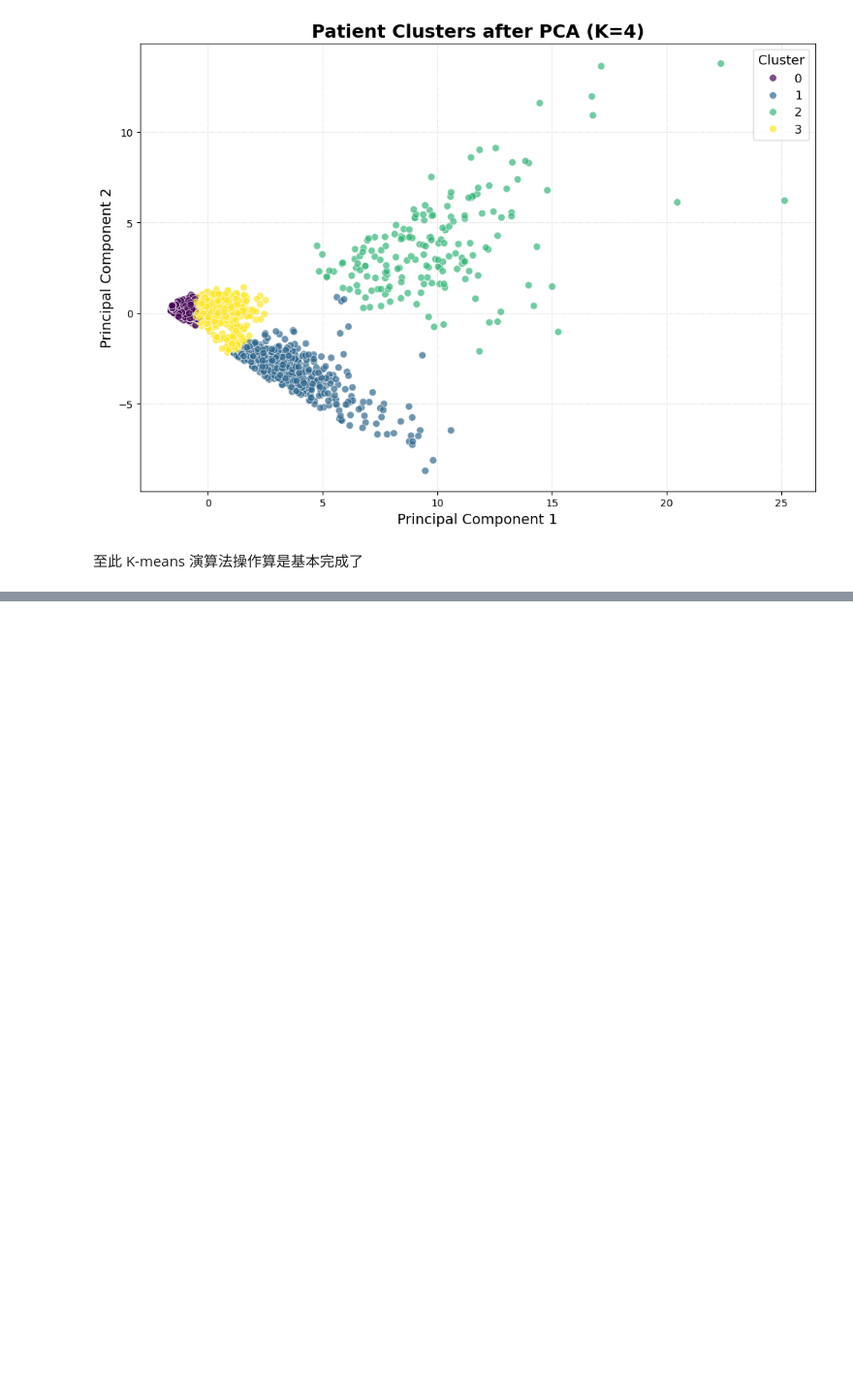
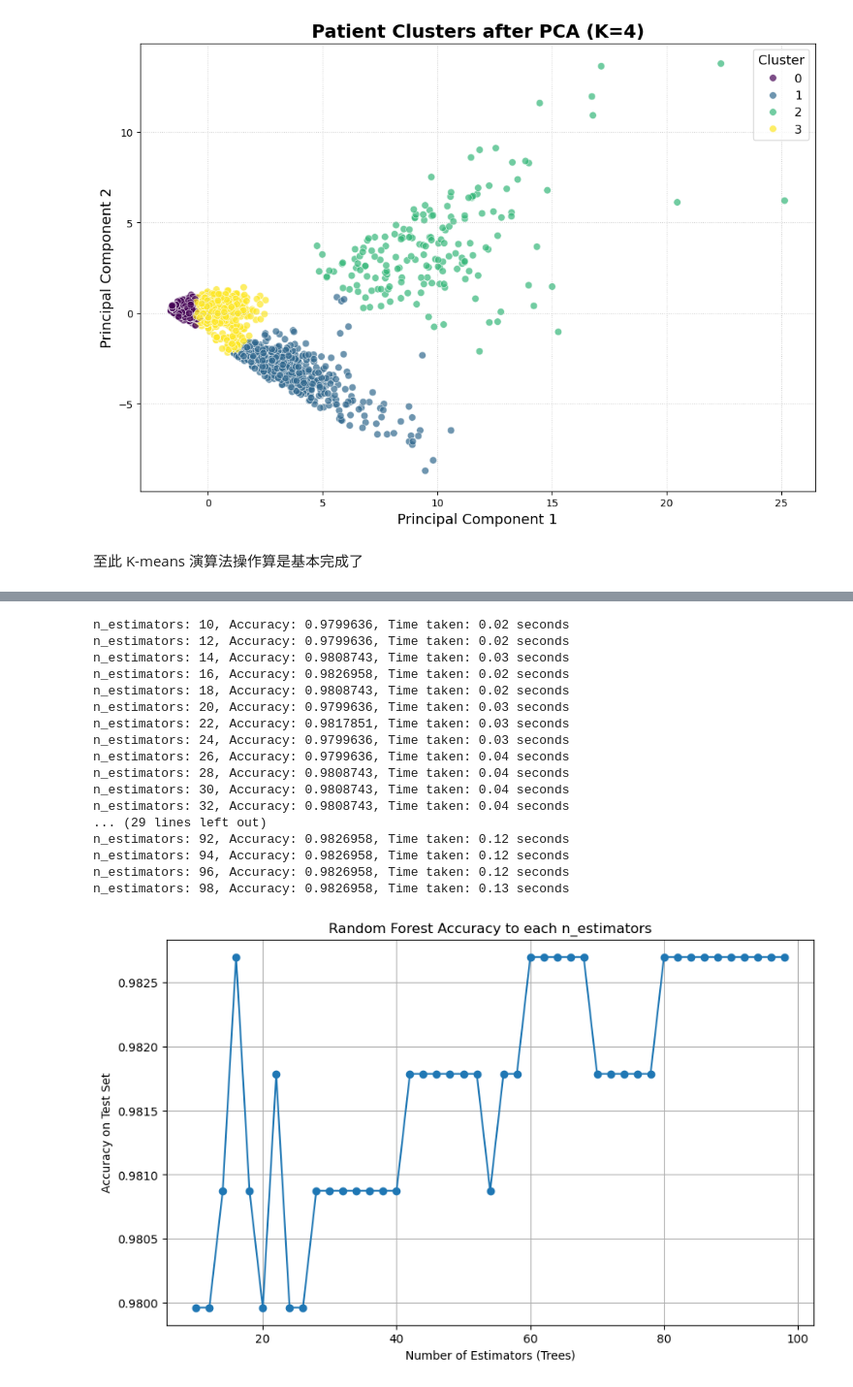
Before and after one commit to csning1998/school-medical-decision-analysis, a Jupyter notebook: Assignment.ipynb, the cells around one changed output, grey strips where cells are left out. Shown: that part at 97% size. Saved outputs shown, nothing was run; the diff lists cells and outputs as text; code cells hidden in the pictures; blank space fills up the shorter version.

```diff
--- a/Assignment.ipynb
+++ b/Assignment.ipynb
@@ -804,0 +1083,48 @@ plt.show()
+# %%
+import time
+import matplotlib.pyplot as plt
+
+estimator_list = list(range(10, 100, 2))
+accuracy_scores = []  # List to store results
+
+for n in estimator_list:
+    start_time = time.time()  # Record start time
+
+    # Initialize, train, predict, calculate accuracy
+    model = RandomForestClassifier(n_estimators=n, random_state=42)
+    model.fit(X_train, y_train)
+    y_pred = model.predict(X_test)
+    acc = accuracy_score(y_test, y_pred)
+    accuracy_scores.append(acc)
+
+    end_time = time.time()  # Record end time
+    print(
+        f"n_estimators: {n}, Accuracy: {acc:.7f}, Time taken: {end_time - start_time:.2f} seconds"
+    )
+
+fig, ax = plt.subplots(figsize=(10, 6))
+ax.plot(estimator_list, accuracy_scores, marker="o", linestyle="-")
+ax.set_title("Random Forest Accuracy to each n_estimators")
+ax.set_xlabel("Number of Estimators (Trees)")
+ax.set_ylabel("Accuracy on Test Set")
+ax.grid(True)
+plt.show()
+# %% [output]
+n_estimators: 10, Accuracy: 0.9799636, Time taken: 0.02 seconds
+n_estimators: 12, Accuracy: 0.9799636, Time taken: 0.02 seconds
+n_estimators: 14, Accuracy: 0.9808743, Time taken: 0.03 seconds
+n_estimators: 16, Accuracy: 0.9826958, Time taken: 0.02 seconds
+n_estimators: 18, Accuracy: 0.9808743, Time taken: 0.02 seconds
+n_estimators: 20, Accuracy: 0.9799636, Time taken: 0.03 seconds
+n_estimators: 22, Accuracy: 0.9817851, Time taken: 0.03 seconds
+n_estimators: 24, Accuracy: 0.9799636, Time taken: 0.03 seconds
+n_estimators: 26, Accuracy: 0.9799636, Time taken: 0.04 seconds
+n_estimators: 28, Accuracy: 0.9808743, Time taken: 0.04 seconds
+n_estimators: 30, Accuracy: 0.9808743, Time taken: 0.04 seconds
+n_estimators: 32, Accuracy: 0.9808743, Time taken: 0.04 seconds
+... (29 lines left out)
+n_estimators: 92, Accuracy: 0.9826958, Time taken: 0.12 seconds
+n_estimators: 94, Accuracy: 0.9826958, Time taken: 0.12 seconds
+n_estimators: 96, Accuracy: 0.9826958, Time taken: 0.12 seconds
+n_estimators: 98, Accuracy: 0.9826958, Time taken: 0.13 seconds
+[figure, added]
```
Also changed, not shown: parts of 39 cells of this notebook.
